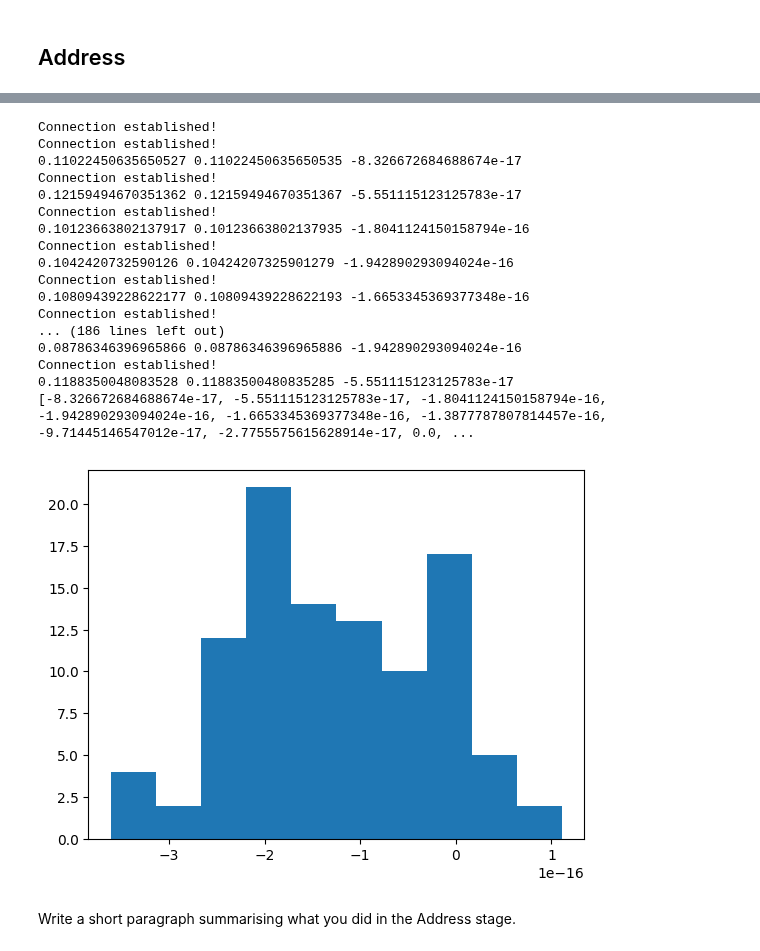
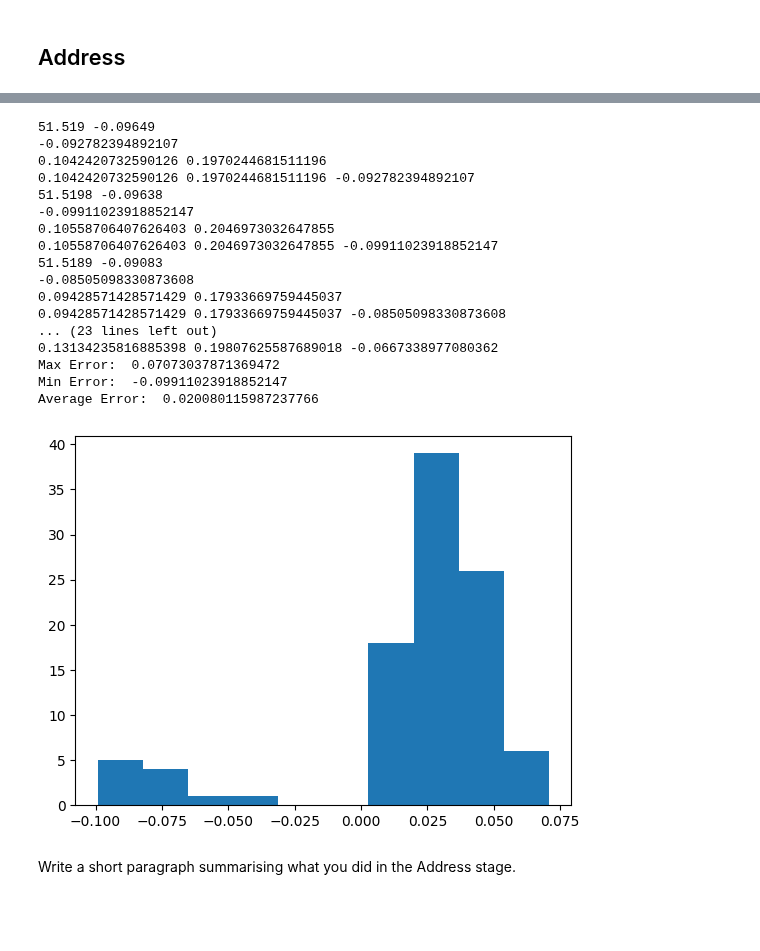
Before and after one commit to MatthewGregson123/fynesse_template, a Jupyter notebook: _notebooks/ads_course_assessment.ipynb, the cells around one changed output, grey strips where cells are left out. Drawn from its saved outputs; the diff is of its cells as text; code cells hidden in the pictures; blank space fills up the shorter version.

```diff
--- a/_notebooks/ads_course_assessment.ipynb
+++ b/_notebooks/ads_course_assessment.ipynb
@@ -600,21 +580,29 @@ query = f"SELECT LAT, `LONG` FROM geo_coords_data"
 cursor.execute(query)
 
 c = 0
-target = 10
+target = 100
 
 indexes = []
 
 row = cursor.fetchall()
-while c < target or i < len(locations_dict):
+i = 0
+j = 0
+
+must_examine = [(51.5189, -0.09083), (51.519, -0.09649),(51.5138, -0.09959), (51.5171, -0.09361), (51.5208, -0.09625)]
+while c < target or i < len(locations_dict) or j < len(must_examine):
+  print(c, end=', ')
   if c < target:
     index = random.randint(0, len(row)-1)
     while index in indexes:
       index = random.randint(0, len(row)-1)
     indexes.append(index)
     lat, long = row[index]
-  else:
+  elif i < len(locations_dict):
     lat, long = locations_dict[list(locations_dict.keys())[i]]
     i += 1
+  else:
+    lat, long = must_examine[j]
+    j += 1
   data = True
   with warnings.catch_warnings():
     warnings.simplefilter("ignore")
@@ -629,11 +617,14 @@ while c < target or i < len(locations_dict):
 
 
     nsec_df = get_nsec_df_for_locations({"location": (lat, long)}, cursor)
+    nsec_df_noL15 = nsec_df.drop('L15',axis=1)
     norm_nsec_df = nsec_df.div(nsec_df.sum(axis=1), axis=0)
+    norm_nsec_df_noL15 = nsec_df_noL15.div(nsec_df_noL15.sum(axis=1), axis=0)
 
     norm_nsec_poi_counts_df = pd.concat([norm_nsec_df, norm_poi_counts_df], axis=1)
+    norm_nsec_poi_counts_df_noL15 = pd.concat([norm_nsec_df_noL15, norm_poi_counts_df], axis=1)
 
-    train_row = norm_nsec_poi_counts_df.drop('L15', axis=1).to_numpy()
+    train_row = norm_nsec_poi_counts_df_noL15.to_numpy()
     train_row = train_row[0]
     train_row = np.nan_to_num(train_row, nan=0)
 
@@ -810,50 +820,60 @@ def evaluate_model():
   conn = fynesse.access.create_connection(username, password, url, database='ads_2024')
   cursor = conn.cursor()
 
   query = f"SELECT LAT, `LONG` FROM geo_coords_data"
   cursor.execute(query)
   rows = cursor.fetchall()
 
   for i in range(100):
     index = random.randint(0, len(x_train)-1)
     while index in indexes:
       index = random.randint(0, len(x_train)-1)
     indexes.append(index)
     lat, long = rows[index]
 
     nsec_df = get_nsec_df_for_locations({"location": (lat, long)}, cursor)
     norm_nsec_df = nsec_df.div(nsec_df.sum(axis=1), axis=0)
 
     y = norm_nsec_df['L15']
     y_pred = estimate_students(lat, long)
 
     errors.append(y[0] - y_pred)
-    # print(y[0], y_pred, y[0] - y_pred)
+
+   # if y[0] - y_pred < -0.05:
+   #   print(lat, long)
+   #   print(y[0]-y_pred)
+   #   print(y[0], y_pred)
+   #   print(y[0], y_pred, y[0] - y_pred)
     if (math.isnan(y[0]-y_pred)):
       print(lat, long)
-  # print(errors)
+  print("Max Error: ", max(errors))
+  print("Min Error: ", min(errors))
+  errors = np.array(errors)
+  errors = (errors ** 2) ** 0.5
+  print(min(errors))
+  print("Average Error: ", np.mean(errors))
   plt.hist(errors,bins=10)
   plt.show()
 
 with warnings.catch_warnings():
     warnings.simplefilter("ignore")
     evaluate_model()
 # %% [output]
-Connection established!
-Connection established!
-0.11022450635650527 0.11022450635650535 -8.326672684688674e-17
-Connection established!
-0.12159494670351362 0.12159494670351367 -5.551115123125783e-17
-Connection established!
-0.10123663802137917 0.10123663802137935 -1.8041124150158794e-16
-Connection established!
-0.1042420732590126 0.10424207325901279 -1.942890293094024e-16
-Connection established!
-0.10809439228622177 0.10809439228622193 -1.6653345369377348e-16
-Connection established!
-... (186 lines left out)
-0.08786346396965866 0.08786346396965886 -1.942890293094024e-16
-Connection established!
-0.1188350048083528 0.11883500480835285 -5.551115123125783e-17
-[-8.326672684688674e-17, -5.551115123125783e-17, -1.8041124150158794e-16, -1.942890293094024e-16, -1.6653345369377348e-16, -1.3877787807814457e-16, -9.71445146547012e-17, -2.7755575615628914e-17, 0.0, ...
+51.519 -0.09649
+-0.092782394892107
+0.1042420732590126 0.1970244681511196
+0.1042420732590126 0.1970244681511196 -0.092782394892107
+51.5198 -0.09638
+-0.09911023918852147
+0.10558706407626403 0.2046973032647855
+0.10558706407626403 0.2046973032647855 -0.09911023918852147
+51.5189 -0.09083
+-0.08505098330873608
+0.09428571428571429 0.17933669759445037
+0.09428571428571429 0.17933669759445037 -0.08505098330873608
+... (23 lines left out)
+0.13134235816885398 0.19807625587689018 -0.0667338977080362
+Max Error:  0.07073037871369472
+Min Error:  -0.09911023918852147
+Average Error:  0.020080115987237766
-[figure, old version]
+[figure, new version]
```
Also changed, not shown: parts of 9 cells of this notebook.
